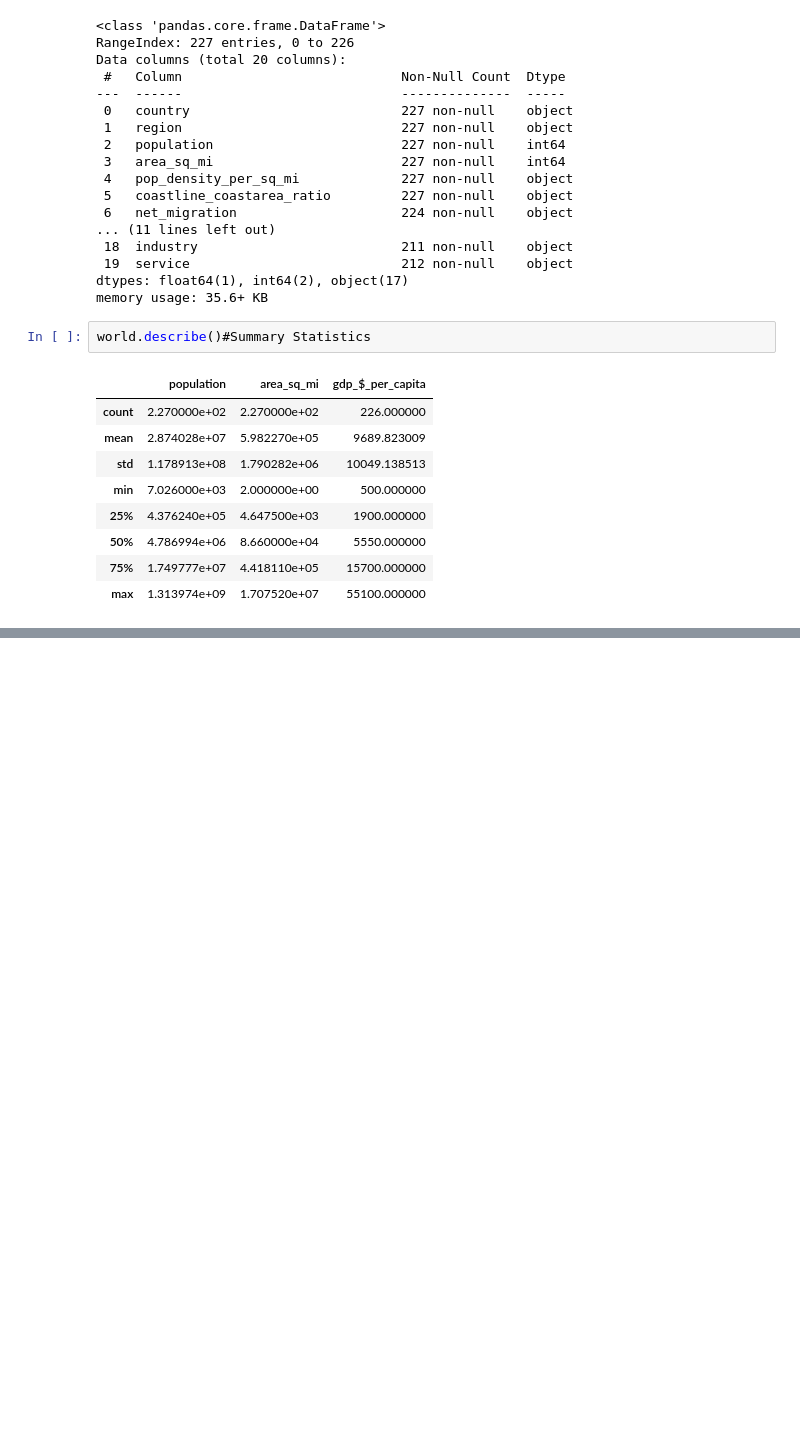
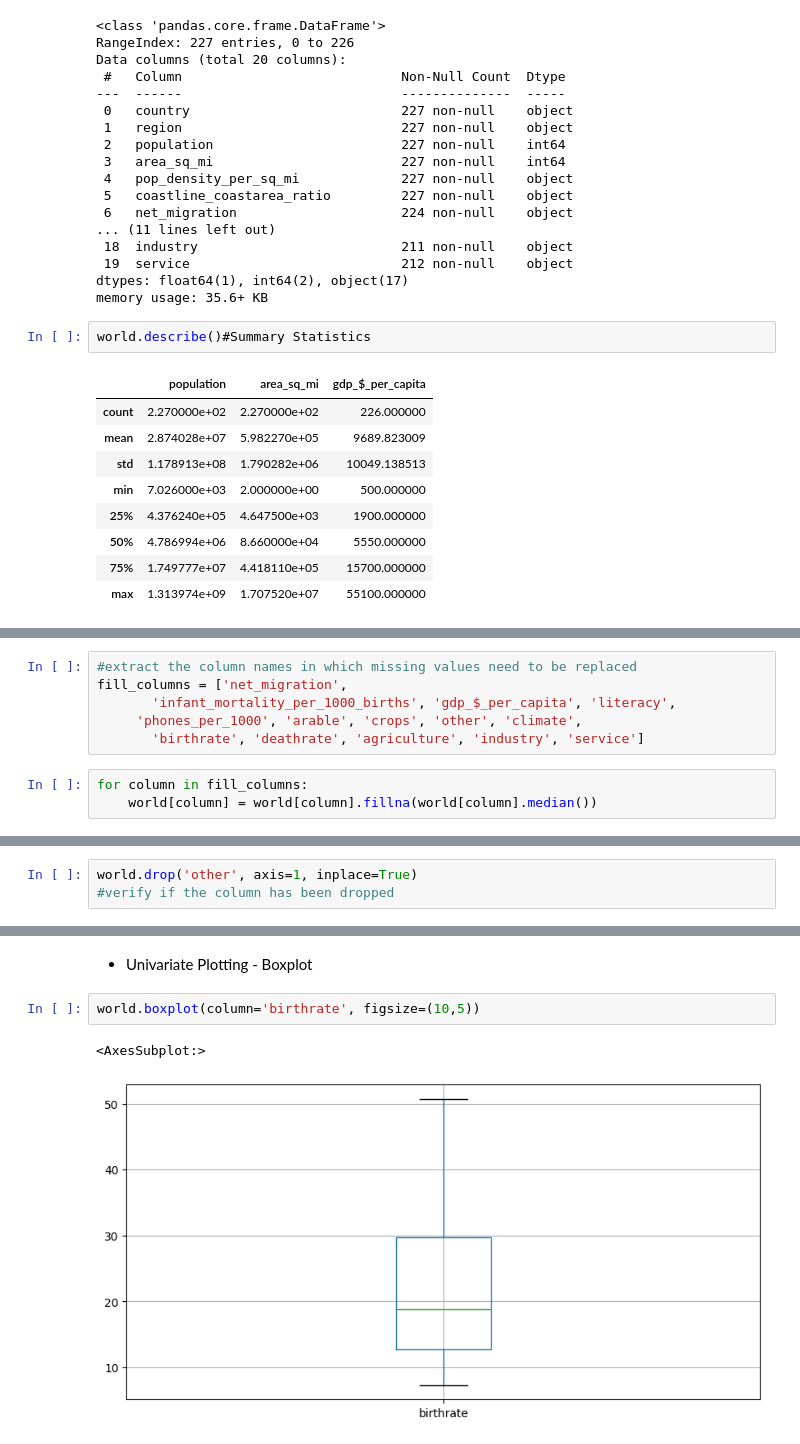
Before and after one commit to Rishiraj-singh7/Analysis-on-Hans-Rosling-Dataset, a Jupyter notebook: main.ipynb, the cells around one changed output, grey strips where cells are left out. Drawn from its saved outputs; the diff is of its cells as text; blank space fills up the shorter version.

```diff
--- a/main.ipynb
+++ b/main.ipynb
@@ -88,0 +164,9 @@ world.describe()#Summary Statistics
+# %%
+#extract the column names in which missing values need to be replaced
+fill_columns = ['net_migration',
+       'infant_mortality_per_1000_births', 'gdp_$_per_capita', 'literacy',
+     'phones_per_1000', 'arable', 'crops', 'other', 'climate',
+       'birthrate', 'deathrate', 'agriculture', 'industry', 'service']
+# %%
+for column in fill_columns:
+    world[column] = world[column].fillna(world[column].median())
@@ -88,0 +215,3 @@ world.describe()#Summary Statistics
+# %%
+world.drop('other', axis=1, inplace=True)
+#verify if the column has been dropped
@@ -88,0 +251,7 @@ world.describe()#Summary Statistics
+# %% [markdown]
+* Univariate Plotting - Boxplot
+# %%
+world.boxplot(column='birthrate', figsize=(10,5))
+# %% [output]
+<AxesSubplot:>
+[figure, added]
```
Also changed, not shown: parts of 39 cells of this notebook, 1 other file.
